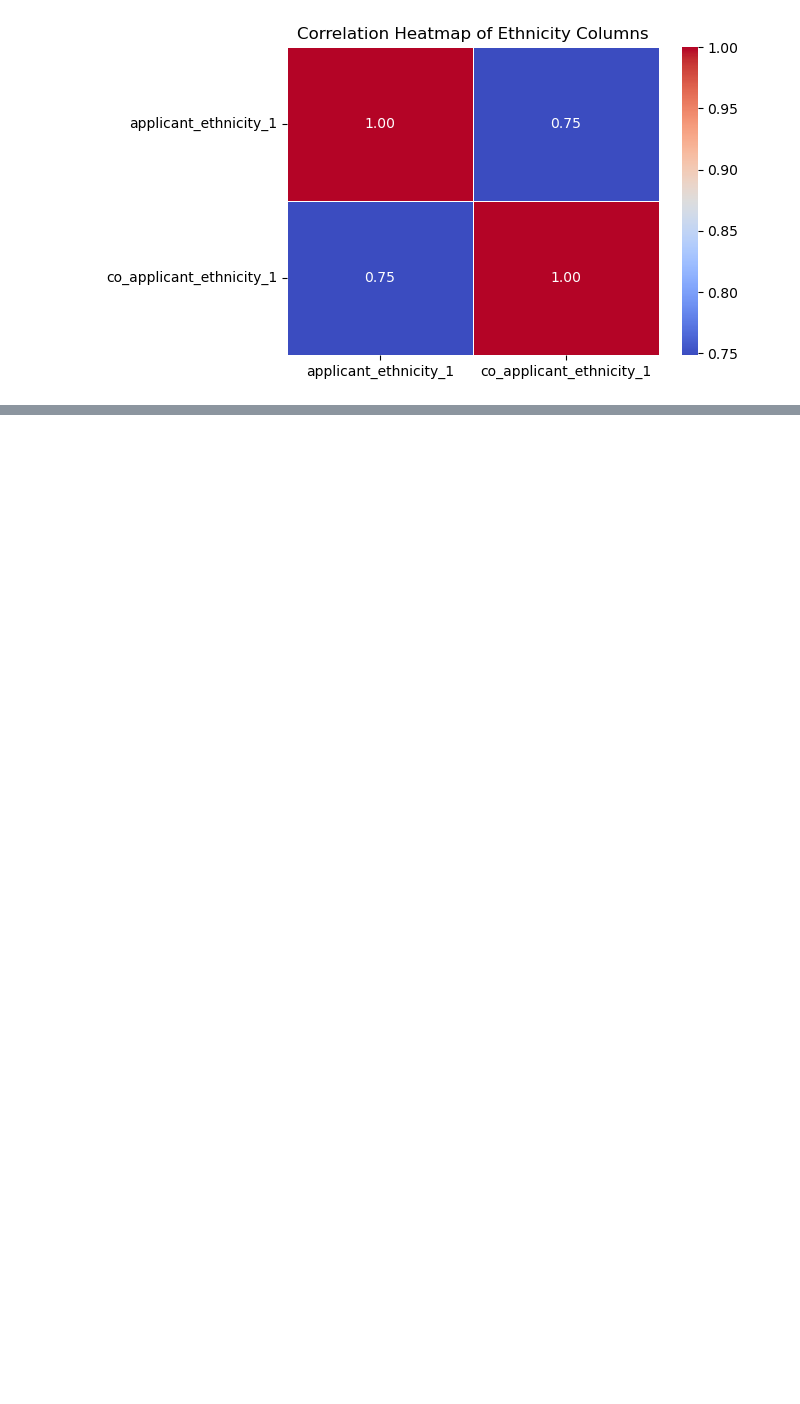
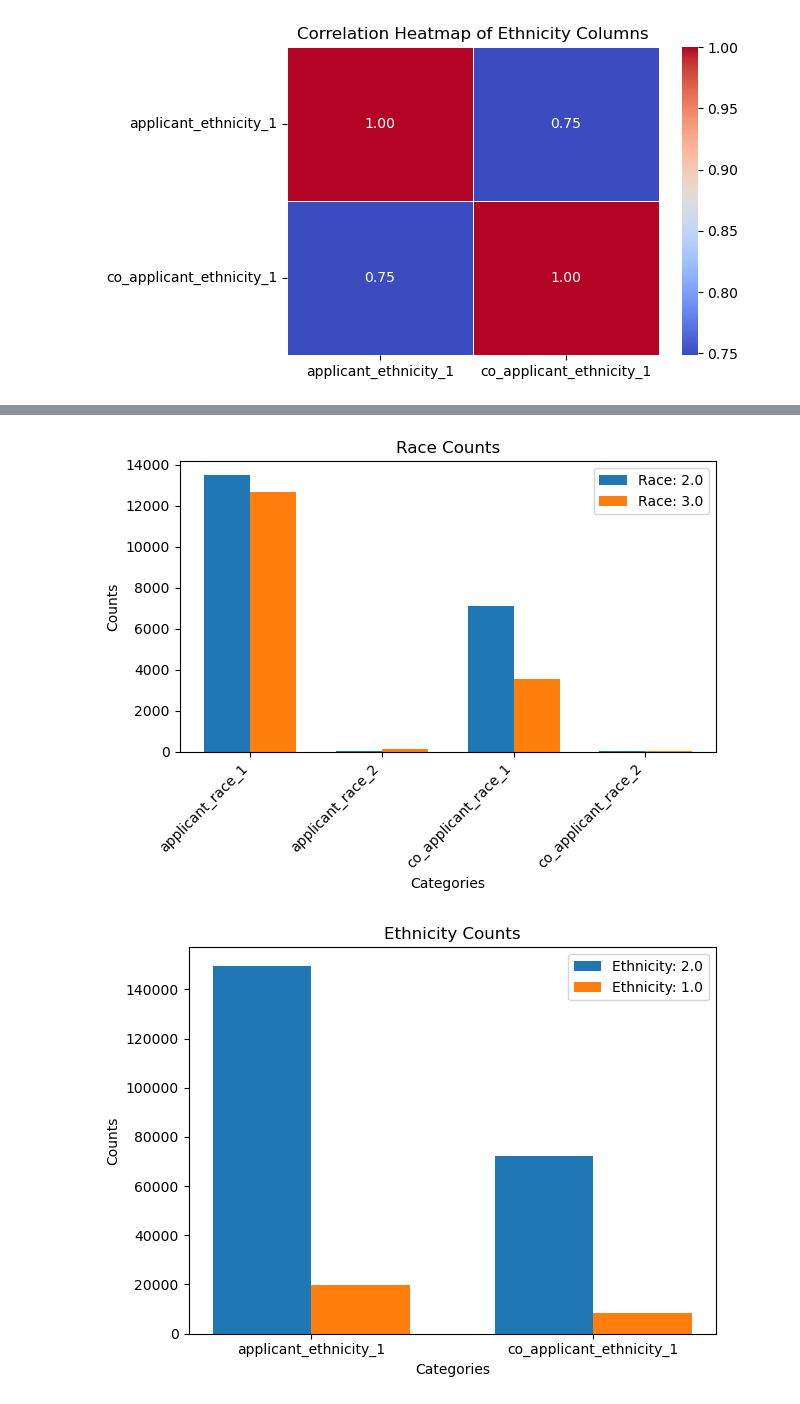
Before and after one commit to aschera/credit_risk_predictor, a Jupyter notebook: notebooks/Christinas/EDA_stepwise/3.race_.ipynb, the cells around one changed output, grey strips where cells are left out. Drawn from its saved outputs; the diff is of its cells as text; code cells hidden in the pictures; blank space fills up the shorter version.

Commit message:
fixed some plots and stats

```diff
--- a/notebooks/Christinas/EDA_stepwise/3.race_.ipynb
+++ b/notebooks/Christinas/EDA_stepwise/3.race_.ipynb
@@ -328,0 +301,15 @@ ValueError: too many values to unpack (expected 2)
+# %%
+import pandas as pd
+
+def generate_counts_table(counts, categories):
+    df = pd.DataFrame(counts, columns=['2.0', '3.0'], index=categories)
+    df.index.name = 'race_categories'
+    return df
+
+race_categories = ['applicant_race_1', 'applicant_race_2', 'co_applicant_race_1', 'co_applicant_race_2']
+race_counts = [[13484, 12671], [28, 165], [7119, 3545], [26, 34]]
+
+# Generate and display the Race Counts table
+print('Race Counts:')
+race_table = generate_counts_table(race_counts, race_categories)
+print(race_table)
@@ -328,0 +324,50 @@ ValueError: too many values to unpack (expected 2)
+# %%
+import matplotlib.pyplot as plt
+import numpy as np
+
+# Data
+race_categories = ['applicant_race_1', 'applicant_race_2', 'co_applicant_race_1', 'co_applicant_race_2']
+race_counts = np.array(race_counts)
+
+ethnicity_categories = ['applicant_ethnicity_1', 'co_applicant_ethnicity_1']
+ethnicity_counts = np.array(ethnicity_counts)
+
+# Plotting race counts
+width = 0.35  # Width of the bars
+x = np.arange(len(race_categories))  # the label locations
+
+fig, ax = plt.subplots()
+
+rects1 = ax.bar(x - width/2, race_counts[:, 0], width, label='Race: 2.0')
+rects2 = ax.bar(x + width/2, race_counts[:, 1], width, label='Race: 3.0')
+
+ax.set_xlabel('Categories')
+ax.set_ylabel('Counts')
+ax.set_title('Race Counts')
+ax.set_xticks(np.arange(len(race_categories)))
+ax.set_xticklabels(race_categories, rotation=45, ha='right')
+ax.legend()
+
+fig.tight_layout()
+
+plt.show()
+
+# Plotting ethnicity counts
+fig, ax = plt.subplots()
+
+rects1 = ax.bar(np.arange(len(ethnicity_categories)), ethnicity_counts[:, 0], width, label='Ethnicity: 2.0')
+rects2 = ax.bar(np.arange(len(ethnicity_categories)) + width, ethnicity_counts[:, 1], width, label='Ethnicity: 1.0')
+
+ax.set_xlabel('Categories')
+ax.set_ylabel('Counts')
+ax.set_title('Ethnicity Counts')
+ax.set_xticks(np.arange(len(ethnicity_categories)) + width / 2)
+ax.set_xticklabels(ethnicity_categories)
+ax.legend()
+
+fig.tight_layout()
+
+plt.show()
+# %% [output]
+[figure, added]
+[figure, added]
```
Also changed, not shown: parts of 6 cells of this notebook.
